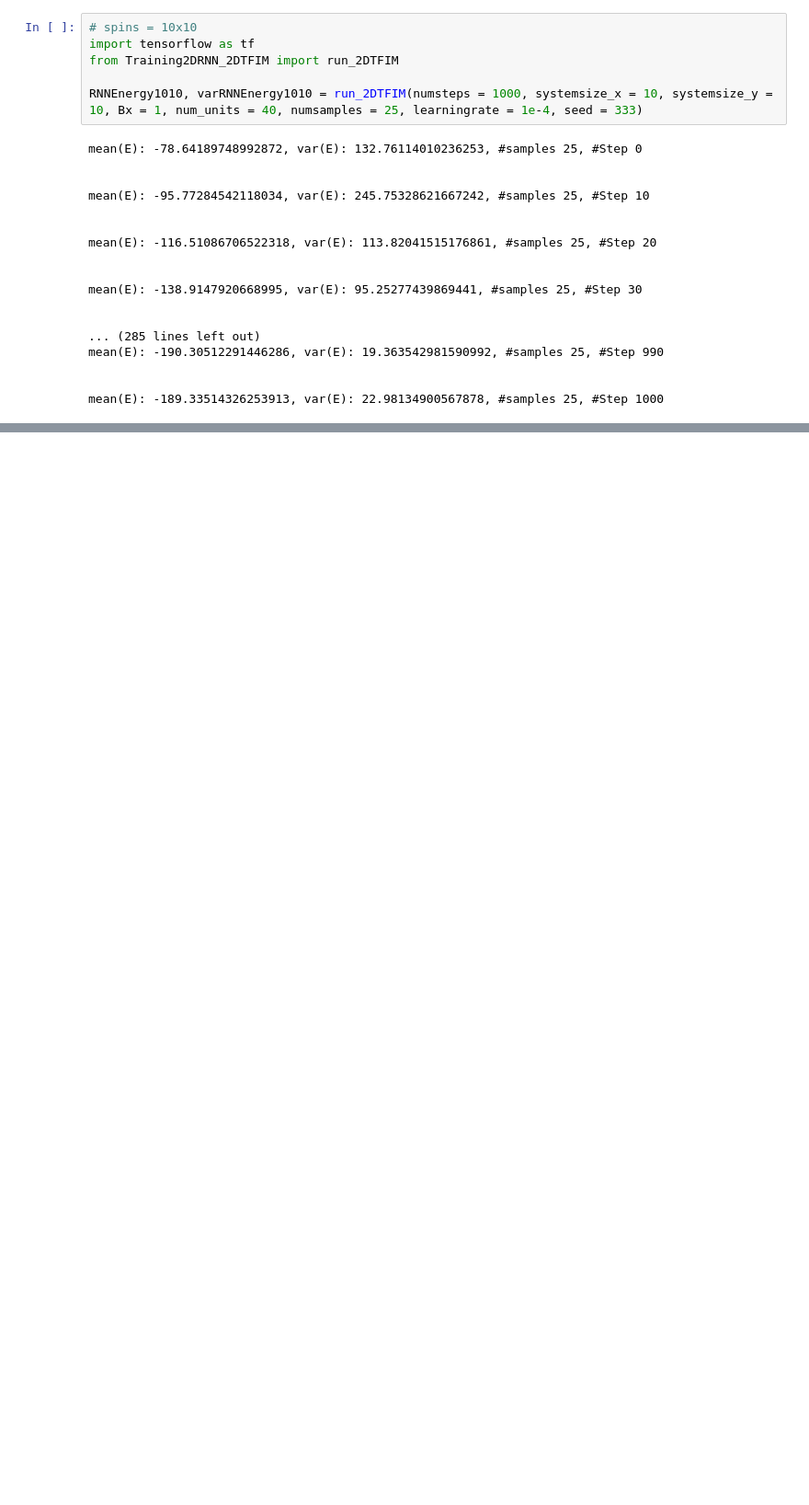
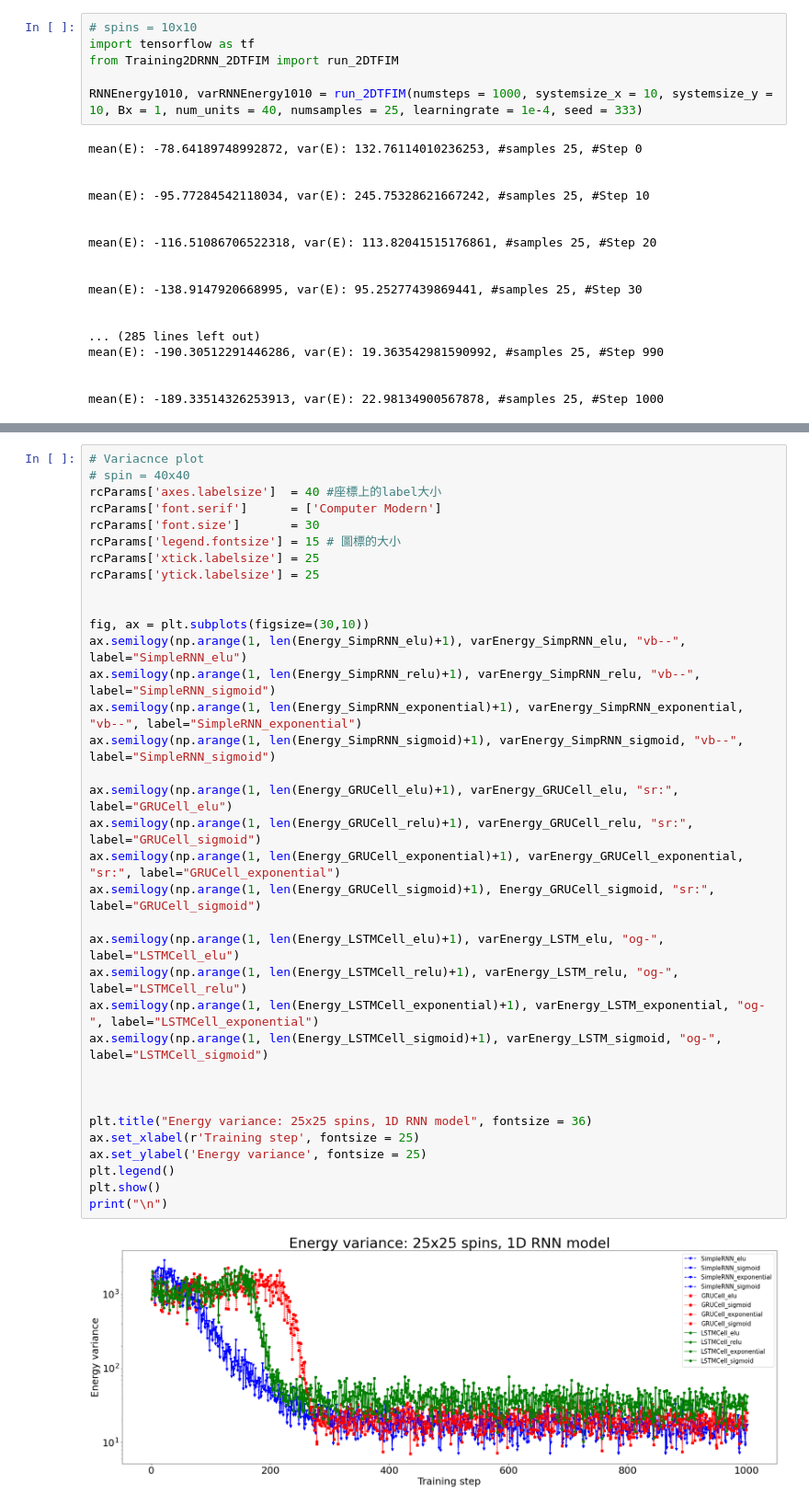
Before and after one commit to Yi-Huaaa/sqa-RNN, a Jupyter notebook: 2DTFIM_1DRNN/Run_2D_1D.ipynb, the cells around one changed output, grey strips where cells are left out. Shown at 92% size. Saved outputs shown, nothing was run; the diff lists cells and outputs as text; blank space fills up the shorter version.

```diff
--- a/2DTFIM_1DRNN/Run_2D_1D.ipynb
+++ b/2DTFIM_1DRNN/Run_2D_1D.ipynb
@@ -328,0 +642,37 @@ RNNEnergy4040, varRNNEnergy4040 = run_2DTFIM(numsteps = 1000, systemsize_x = 40,
+# %%
+# Variacnce plot
+# spin = 40x40
+rcParams['axes.labelsize']  = 40 #座標上的label大小
+rcParams['font.serif']      = ['Computer Modern']
+rcParams['font.size']       = 30
+rcParams['legend.fontsize'] = 15 # 圖標的大小
+rcParams['xtick.labelsize'] = 25
+rcParams['ytick.labelsize'] = 25
+
+
+fig, ax = plt.subplots(figsize=(30,10))
+ax.semilogy(np.arange(1, len(Energy_SimpRNN_elu)+1), varEnergy_SimpRNN_elu, "vb--", label="SimpleRNN_elu")
+ax.semilogy(np.arange(1, len(Energy_SimpRNN_relu)+1), varEnergy_SimpRNN_relu, "vb--",  label="SimpleRNN_sigmoid")
+ax.semilogy(np.arange(1, len(Energy_SimpRNN_exponential)+1), varEnergy_SimpRNN_exponential, "vb--", label="SimpleRNN_exponential")
+ax.semilogy(np.arange(1, len(Energy_SimpRNN_sigmoid)+1), varEnergy_SimpRNN_sigmoid, "vb--", label="SimpleRNN_sigmoid")
+
+ax.semilogy(np.arange(1, len(Energy_GRUCell_elu)+1), varEnergy_GRUCell_elu, "sr:", label="GRUCell_elu")
+ax.semilogy(np.arange(1, len(Energy_GRUCell_relu)+1), varEnergy_GRUCell_relu, "sr:",  label="GRUCell_sigmoid")
+ax.semilogy(np.arange(1, len(Energy_GRUCell_exponential)+1), varEnergy_GRUCell_exponential, "sr:", label="GRUCell_exponential")
+ax.semilogy(np.arange(1, len(Energy_GRUCell_sigmoid)+1), Energy_GRUCell_sigmoid, "sr:", label="GRUCell_sigmoid")
+
+ax.semilogy(np.arange(1, len(Energy_LSTMCell_elu)+1), varEnergy_LSTM_elu, "og-", label="LSTMCell_elu")
+ax.semilogy(np.arange(1, len(Energy_LSTMCell_relu)+1), varEnergy_LSTM_relu, "og-",  label="LSTMCell_relu")
+ax.semilogy(np.arange(1, len(Energy_LSTMCell_exponential)+1), varEnergy_LSTM_exponential, "og-", label="LSTMCell_exponential")
+ax.semilogy(np.arange(1, len(Energy_LSTMCell_sigmoid)+1), varEnergy_LSTM_sigmoid, "og-", label="LSTMCell_sigmoid")
+
+
+
+plt.title("Energy variance: 25x25 spins, 1D RNN model", fontsize = 36)
+ax.set_xlabel(r'Training step', fontsize = 25)
+ax.set_ylabel('Energy variance', fontsize = 25)
+plt.legend()
+plt.show()
+print("\n")
+# %% [output]
+[figure, added]
```
Also changed, not shown: parts of 23 cells of this notebook.
